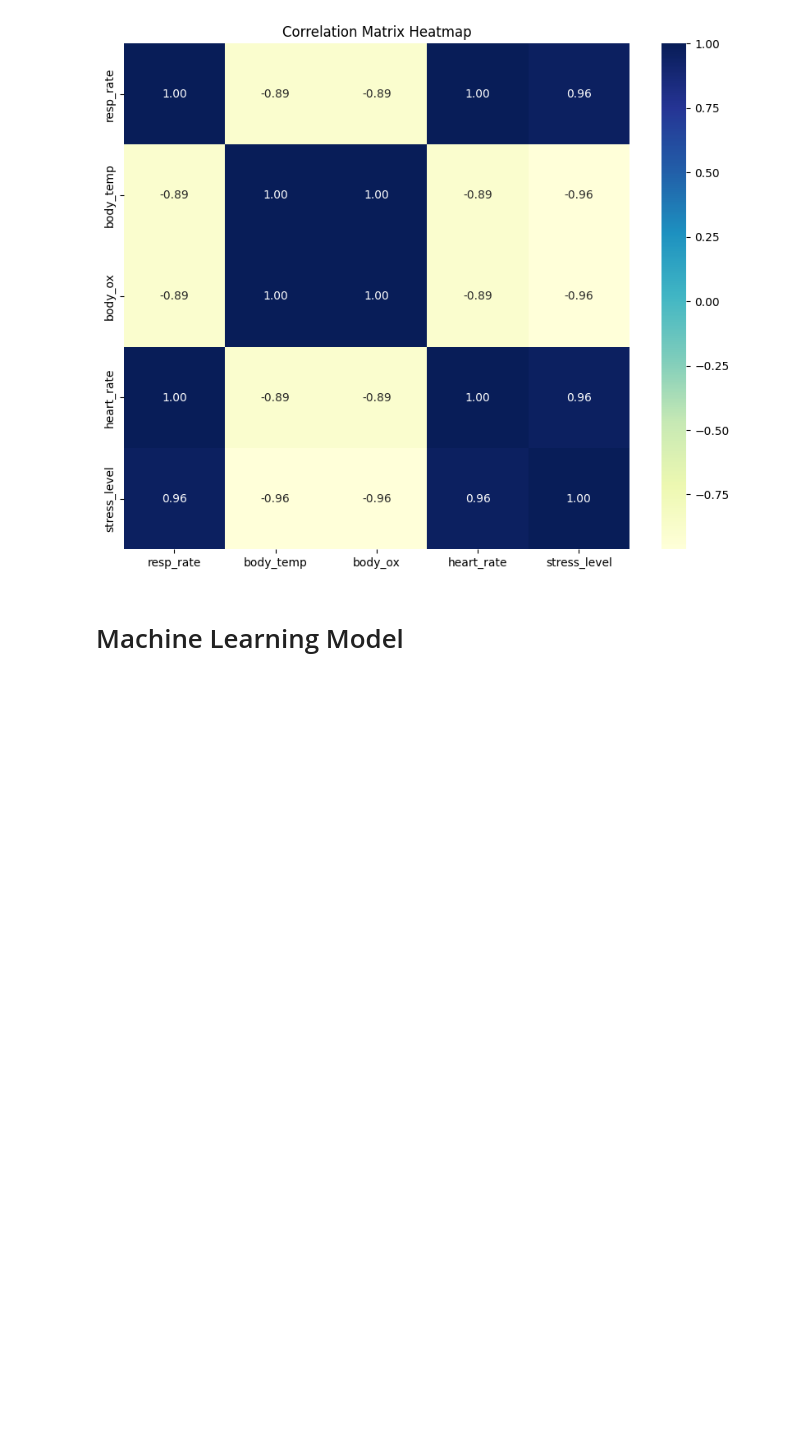
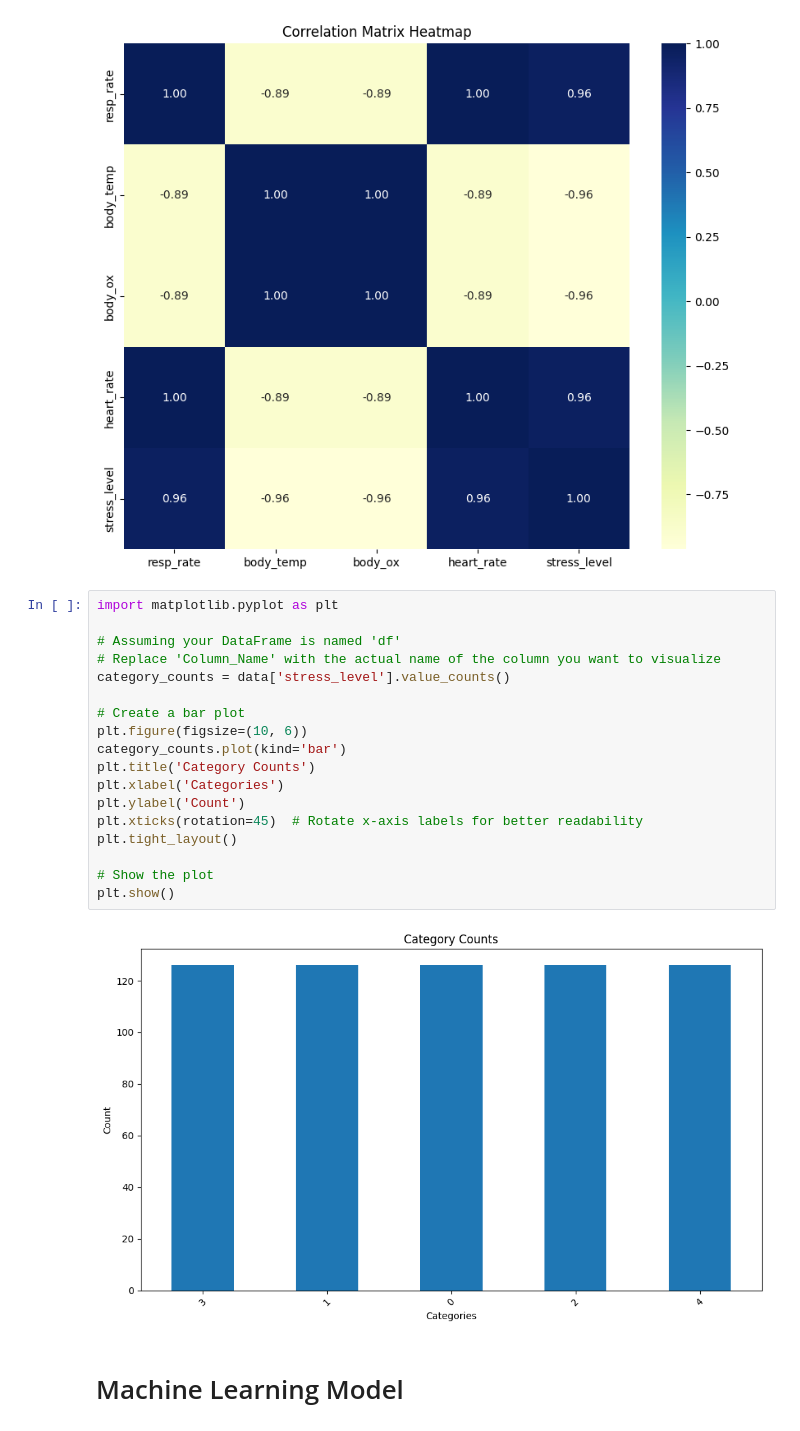
Before and after one commit to suneel-nadipalli/hackduke23-docburnout, a Jupyter notebook: hackduke23_docburnout.ipynb, the cells around one changed output. Drawn from its saved outputs; the diff is of its cells as text; blank space fills up the shorter version.

Commit message:
Stress detection data EDA and ML model

```diff
--- a/hackduke23_docburnout.ipynb
+++ b/hackduke23_docburnout.ipynb
@@ -69,5 +69,25 @@ plt.title("Correlation Matrix Heatmap")
 plt.show()
 # %% [output]
 [figure]
+# %%
+import matplotlib.pyplot as plt
+
+# Assuming your DataFrame is named 'df'
+# Replace 'Column_Name' with the actual name of the column you want to visualize
+category_counts = data['stress_level'].value_counts()
+
+# Create a bar plot
+plt.figure(figsize=(10, 6))
+category_counts.plot(kind='bar')
+plt.title('Category Counts')
+plt.xlabel('Categories')
+plt.ylabel('Count')
+plt.xticks(rotation=45)  # Rotate x-axis labels for better readability
+plt.tight_layout()
+
+# Show the plot
+plt.show()
+# %% [output]
+[figure, added]
 # %% [markdown]
 # Machine Learning Model
```
Also changed, not shown: parts of 8 cells of this notebook.
